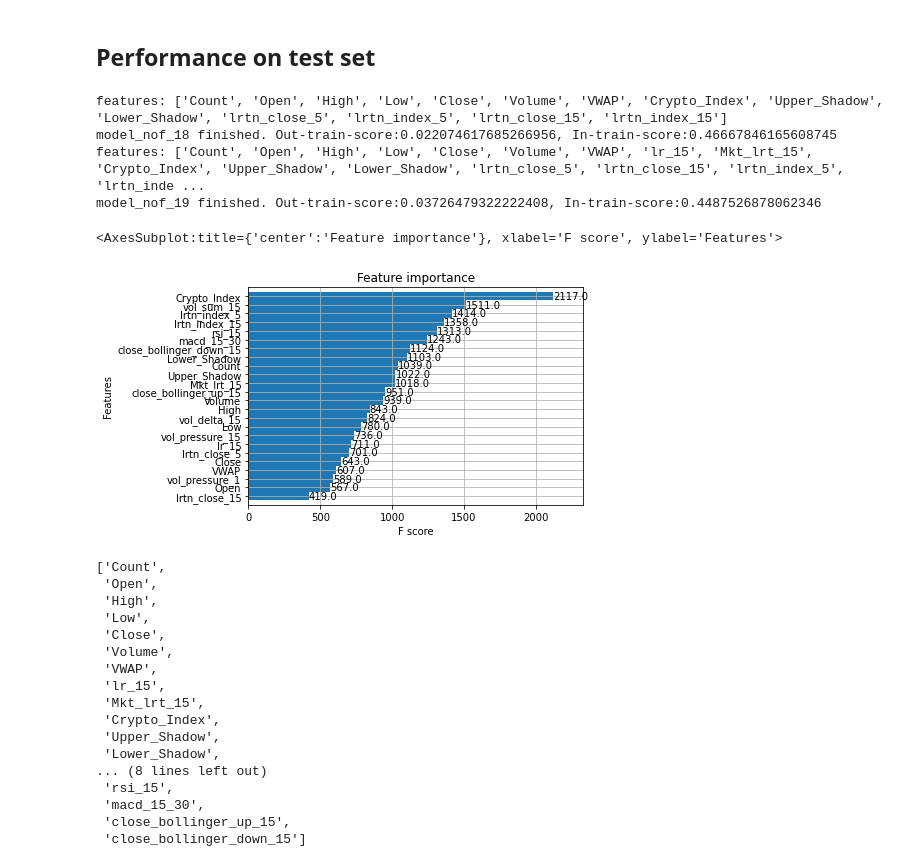
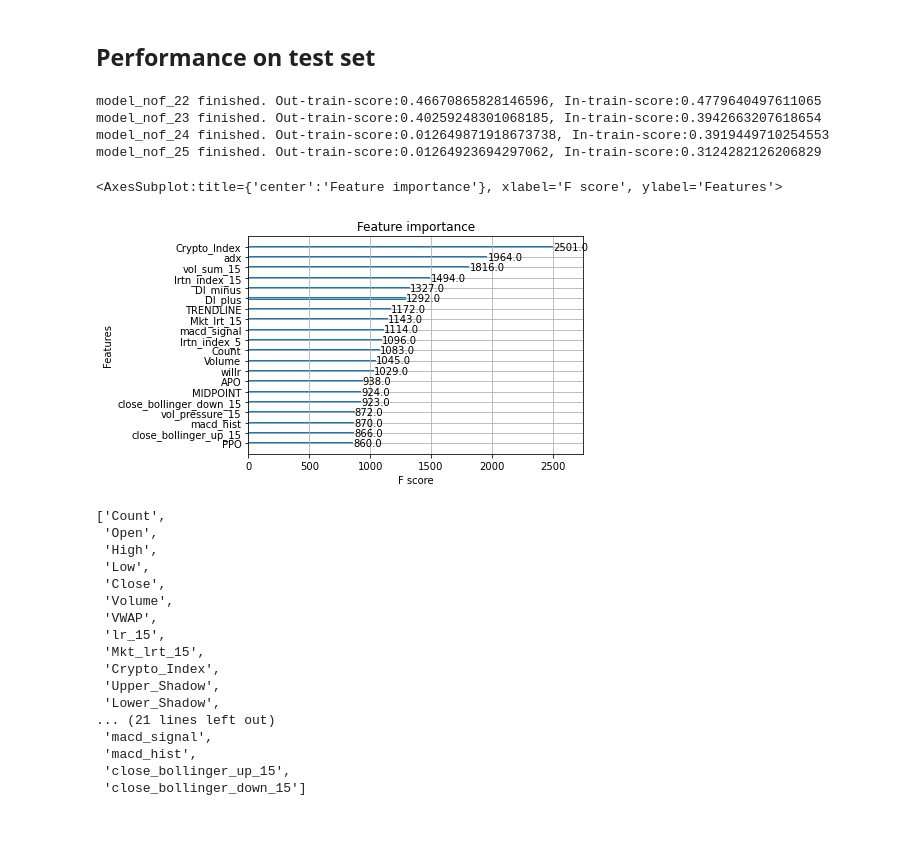
Before and after one commit to 123mitnik/Crypto_Forecasting_kaggle, a Jupyter notebook: crypto-xgb-cv.ipynb, the cells around one changed output. Saved outputs shown, nothing was run; the diff lists cells and outputs as text; code cells hidden in the pictures; blank space fills up the shorter version.

Commit message:
model monitor

```diff
--- a/crypto-xgb-cv.ipynb
+++ b/crypto-xgb-cv.ipynb
@@ -27,4 +19,5 @@ os.listdir('./trainedXGB/')
 # %%
 import pandas as pd
 import gc
-df_train = pd.read_feather('./data'+'/new_data.ftr')
+df_train = pd.read_feather('./data'+'/new_data.ftr').drop('index',axis=1)
+df_train.head()
@@ -125,0 +55,29 @@ from script.data_target import ResidualizeMarket
+# %%
+import datetime
+import time
+
+#test_days= 30*3
+def make_testset(df_train, start,end):
+    dd = df_train[(start<=df_train['timestamp']) & (df_train['timestamp']<=end)].copy()
+    ###consistent timestamp for all 14 assets
+    dd = dd.sort_values('timestamp').set_index("timestamp").sort_index()
+    ind = dd.index.unique()
+    def reindex(df):
+        df = df.reindex(range(ind[0],ind[-1]+60,60),method='nearest')
+        df = df.fillna(method="ffill").fillna(method="bfill")
+        return df
+    dd = dd.groupby('Asset_ID').apply(reindex).reset_index(0, drop=True).sort_index()
+    ###add features
+    dd = dd.groupby('Asset_ID').apply(lambda x: get_features(x, lagfeatures=True))
+    dd.dropna(axis = 0, inplace= True)
+    return dd.reset_index()
+
+################################################out-train test
+test_end= df_train['timestamp'].max()
+test_start= df_train['timestamp'].quantile(0.95)
+df_test = make_testset(df_train, test_start,test_end)
+
+#############################################in-train test same as API
+test_end2= 1632182400
+test_start2= 1623542400 - 60*64
+df_test2 = make_testset(df_train, test_start2,test_end2)
@@ -146,12 +118,13 @@ from script.weighted_corr_metrics import weighted_correlation
 
 result = []
 result2 = []
-for version_num in [18,19]:
-    models=model_reload_train(param_version= version_num)
+models = {}
+for version_num in sorted([int(s.split('_')[-1]) for s in os.listdir('./trainedXGB/') if 'model_nof' in s])[-4:]:
+    models[version_num] =model_reload_train(param_version= version_num)
     result_id=[]
     result_id2=[]
     for id in range(0,14):
-        model = models[id]
+        model = models[version_num][id]
         x = df_test[df_test['Asset_ID']==id]
         x['Pred'] = model.predict(xgb.DMatrix(x[model.feature_names]))
         result_id.append(x[['timestamp','Asset_ID','Weight','Target','Pred']])
@@ -167,20 +140,20 @@ for version_num in [18,19]:
     score2=weighted_correlation(a=result2[-1]['Target'],
                      b=result2[-1]['Pred2'],
                      weights=result2[-1]['Weight'])
-    print(f"features: {models[0].feature_names}")
+    #print(f"features: {models[0].feature_names}")
     print(f'model_nof_{version_num} finished. Out-train-score:{score}, In-train-score:{score2}')
 # %% [output]
-features: ['Count', 'Open', 'High', 'Low', 'Close', 'Volume', 'VWAP', 'Crypto_Index', 'Upper_Shadow', 'Lower_Shadow', 'lrtn_close_5', 'lrtn_index_5', 'lrtn_close_15', 'lrtn_index_15']
-model_nof_18 finished. Out-train-score:0.022074617685266956, In-train-score:0.46667846165608745
-features: ['Count', 'Open', 'High', 'Low', 'Close', 'Volume', 'VWAP', 'lr_15', 'Mkt_lrt_15', 'Crypto_Index', 'Upper_Shadow', 'Lower_Shadow', 'lrtn_close_5', 'lrtn_close_15', 'lrtn_index_5', 'lrtn_inde ...
-model_nof_19 finished. Out-train-score:0.03726479322222408, In-train-score:0.4487526878062346
+model_nof_22 finished. Out-train-score:0.46670865828146596, In-train-score:0.4779640497611065
+model_nof_23 finished. Out-train-score:0.40259248301068185, In-train-score:0.3942663207618654
+model_nof_24 finished. Out-train-score:0.012649871918673738, In-train-score:0.3919449710254553
+model_nof_25 finished. Out-train-score:0.01264923694297062, In-train-score:0.3124282126206829
-# %%
-xgb.plot_importance(models[2],importance_type='weight',height=1)
-# %% [output]
-<AxesSubplot:title={'center':'Feature importance'}, xlabel='F score', ylabel='Features'>
-[figure, removed]
+# %%
+xgb.plot_importance(models[22][0], max_num_features=20)
+# %% [output]
+<AxesSubplot:title={'center':'Feature importance'}, xlabel='F score', ylabel='Features'>
+[figure, added]
 # %%
-models[0].feature_names
+models[23][0].feature_names
 # %% [output]
 ['Count',
  'Open',
@@ -194,8 +167,8 @@ models[0].feature_names
  'Crypto_Index',
  'Upper_Shadow',
  'Lower_Shadow',
-... (8 lines left out)
- 'rsi_15',
- 'macd_15_30',
+... (21 lines left out)
+ 'macd_signal',
+ 'macd_hist',
  'close_bollinger_up_15',
  'close_bollinger_down_15']
```
Also changed, not shown: parts of 11 cells of this notebook, 4 other files.
